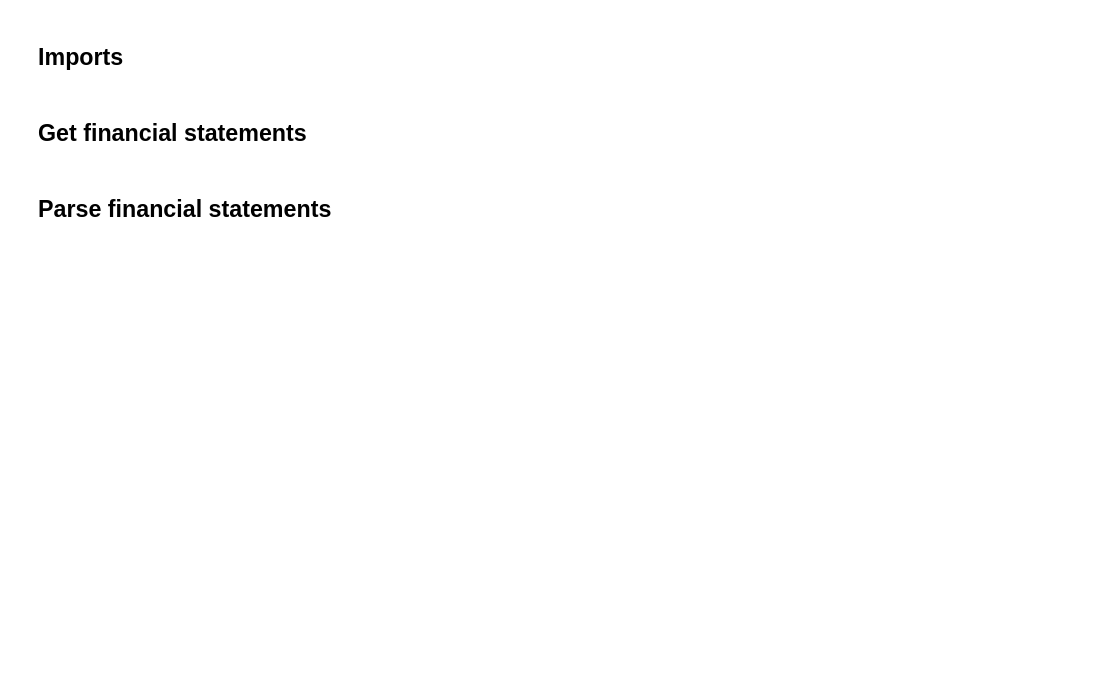
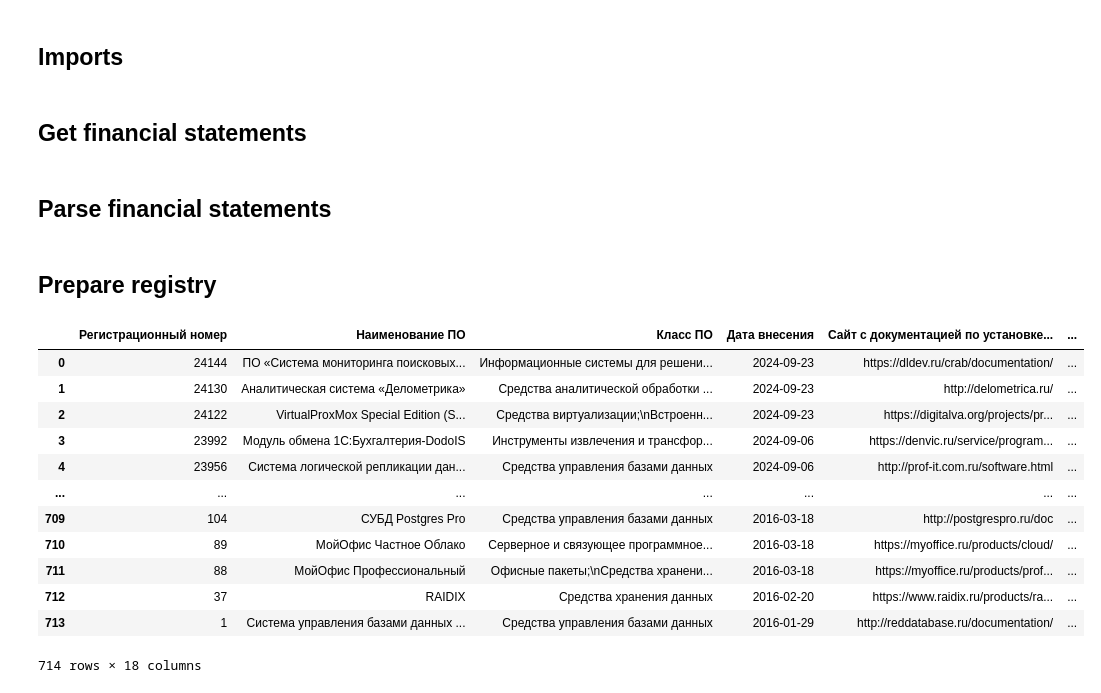
Before and after one commit to AnnchenK/DM_market, a Jupyter notebook: parsing.ipynb, the cells around one changed output. Saved outputs shown, nothing was run; the diff lists cells and outputs as text; code cells hidden in the pictures; blank space fills up the shorter version.

Commit message:
add registry preparation

```diff
--- a/parsing.ipynb
+++ b/parsing.ipynb
@@ -68,3 +68,21 @@ for filename in os.listdir(root):
             companies = pd.concat([companies, pd.DataFrame(data['company'], index=[0])])
 # %%
 companies.to_csv('./parsed_data.csv', index=False)
+# %% [markdown]
+## Prepare registry
+# %%
+d1
+# %% [output]
+|  | Регистрационный номер | Наименование ПО | Класс ПО | Дата внесения | Сайт с документацией по установке... | ... |
+| 0 | 24144 | ПО «Система мониторинга поисковых... | Информационные системы для решени... | 2024-09-23 | https://dldev.ru/crab/documentation/ | ... |
+| 1 | 24130 | Аналитическая система «Делометрика» | Средства аналитической обработки ... | 2024-09-23 | http://delometrica.ru/ | ... |
+| 2 | 24122 | VirtualProxMox Special Edition (S... | Средства виртуализации;\nВстроенн... | 2024-09-23 | https://digitalva.org/projects/pr... | ... |
+| 3 | 23992 | Модуль обмена 1С:Бухгалтерия-DodoIS | Инструменты извлечения и трансфор... | 2024-09-06 | https://denvic.ru/service/program... | ... |
+| 4 | 23956 | Система логической репликации дан... | Средства управления базами данных | 2024-09-06 | http://prof-it.com.ru/software.html | ... |
+| ... | ... | ... | ... | ... | ... | ... |
+| 709 | 104 | СУБД Postgres Pro | Средства управления базами данных | 2016-03-18 | http://postgrespro.ru/doc | ... |
+| 710 | 89 | МойОфис Частное Облако | Серверное и связующее программное... | 2016-03-18 | https://myoffice.ru/products/cloud/ | ... |
+| 711 | 88 | МойОфис Профессиональный | Офисные пакеты;\nСредства хранени... | 2016-03-18 | https://myoffice.ru/products/prof... | ... |
+| 712 | 37 | RAIDIX | Средства хранения данных | 2016-02-20 | https://www.raidix.ru/products/ra... | ... |
+| 713 | 1 | Система управления базами данных ... | Средства управления базами данных | 2016-01-29 | http://reddatabase.ru/documentation/ | ... |
+714 rows × 18 columns
```
Also changed, not shown: parts of 1 cell of this notebook.
